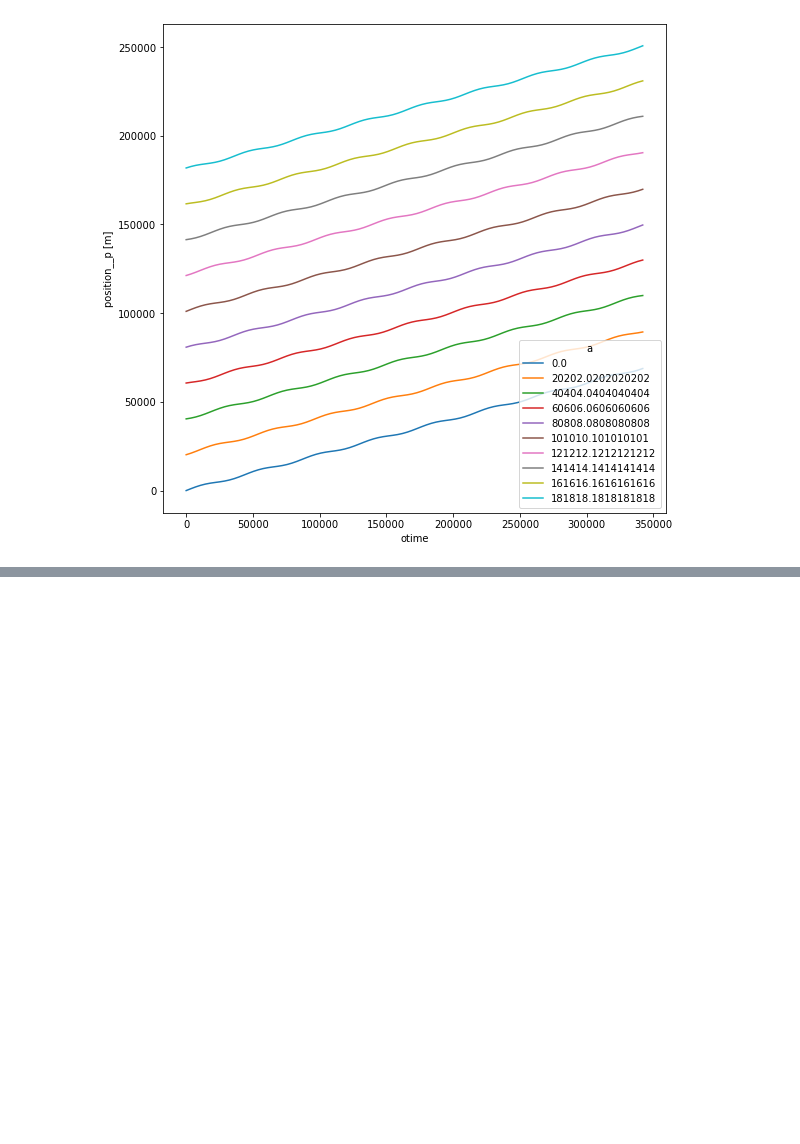
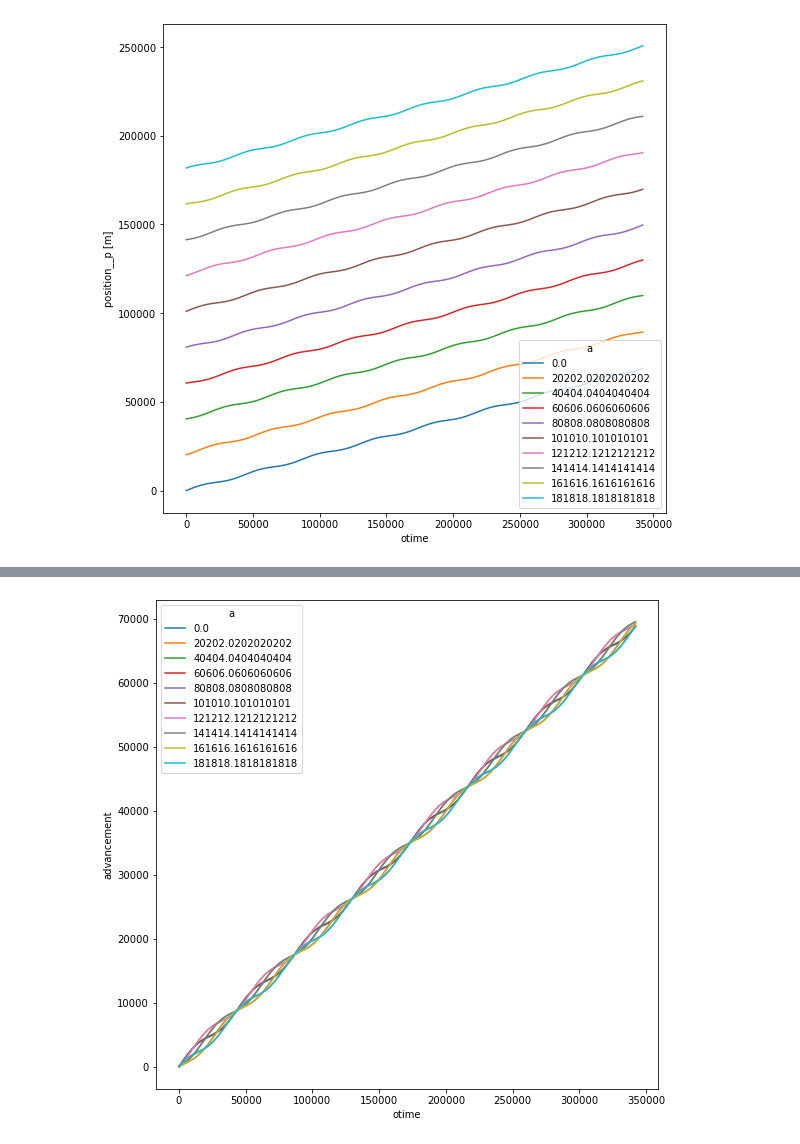
Before and after one commit to margot-demol/stage-m1, a Jupyter notebook: temporal_integrations.ipynb, the cells around one changed output, grey strips where cells are left out. Cells and saved outputs as stored; diff of their text form; code cells hidden in the pictures; blank space fills up the shorter version.

```diff
--- a/temporal_integrations.ipynb
+++ b/temporal_integrations.ipynb
@@ -260,0 +272,4 @@ x.print_velocities()
+# %%
+x.print_adv()
+# %% [output]
+[figure, added]
```
Also changed, not shown: parts of 4 cells of this notebook, 2 other files.
